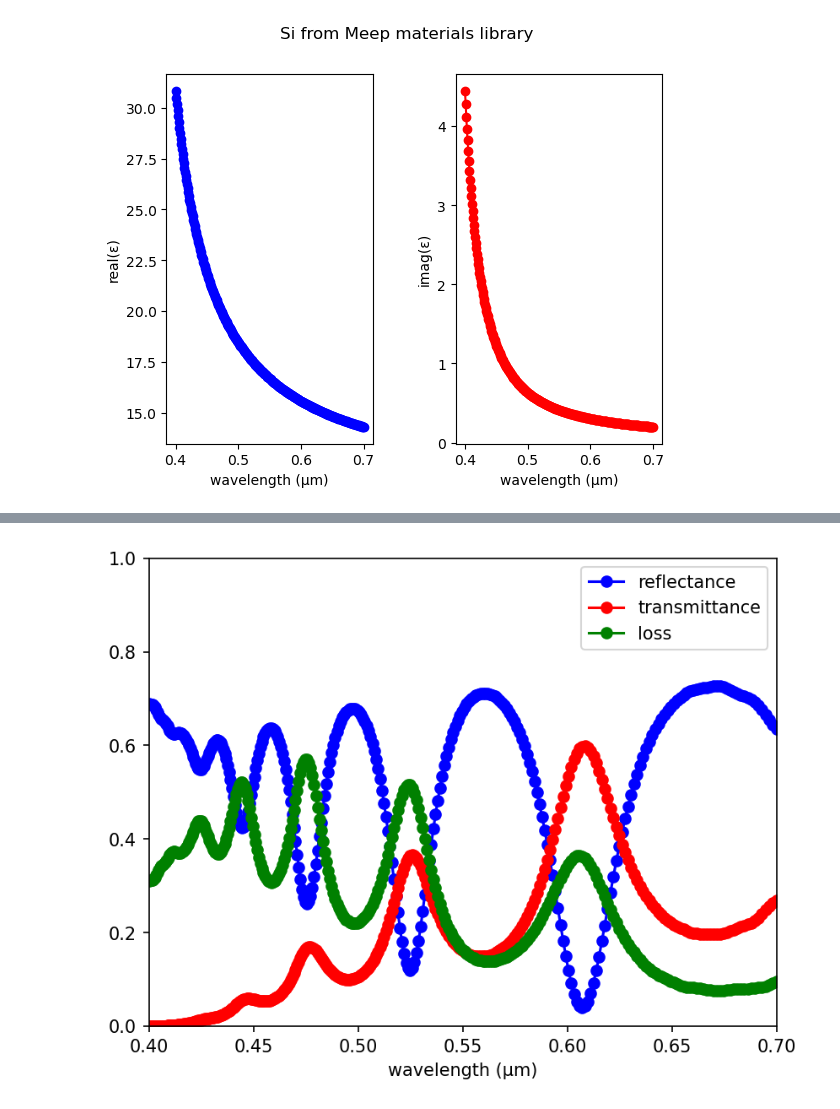
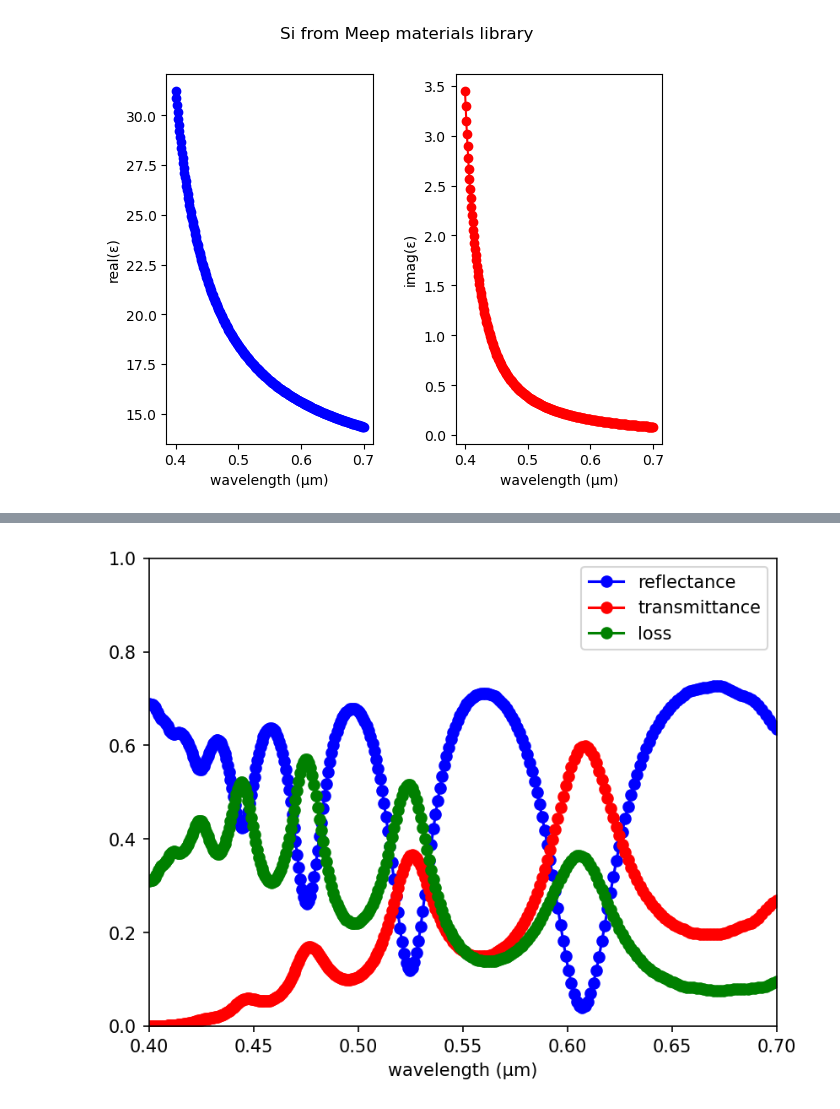
Before and after one commit to leesbin/EIDL, a Jupyter notebook: validation/Material/MEEP/Si/유전율보기.ipynb, the cells around one changed output, grey strips where cells are left out. Drawn from its saved outputs; the diff is of its cells as text; code cells hidden in the pictures.

```diff
--- a/validation/Material/MEEP/Si/유전율보기.ipynb
+++ b/validation/Material/MEEP/Si/유전율보기.ipynb
@@ -7,45 +7,63 @@ import matplotlib.pyplot as plt
 
 um_scale = 1
 resolution = 50
 
-Si_frq1 = 3.6636779088975473
-Si_gam1 = 0.0
-Si_sig1 = 7.3201281378957015
-Si_frq2 = 2.7935818128476333
-Si_gam2 = 0.17126010693525032
-Si_sig2 = 3.454969712267653
+# Si_frq1 = 3.6636779088975473
+# Si_gam1 = 0.0
+# Si_sig1 = 7.3201281378957015
+# Si_frq2 = 2.7935818128476333
+# Si_gam2 = 0.17126010693525032
+# Si_sig2 = 3.454969712267653
 
 
-Si_susc = [
-    mp.LorentzianSusceptibility(frequency=Si_frq1, gamma=Si_gam1, sigma=Si_sig1),
-    mp.LorentzianSusceptibility(frequency=Si_frq2, gamma=Si_gam2, sigma=Si_sig2),
+# Si_susc = [
+#     mp.LorentzianSusceptibility(frequency=Si_frq1, gamma=Si_gam1, sigma=Si_sig1),
+#     mp.LorentzianSusceptibility(frequency=Si_frq2, gamma=Si_gam2, sigma=Si_sig2),
+# ]
+# Si = mp.Medium(
+#     epsilon=1, E_susceptibilities=Si_susc)
+
+cSi_frq1 = 3.64 / um_scale
+cSi_gam1 = 0
+cSi_sig1 = 8
+cSi_frq2 = 2.76 / um_scale
+cSi_gam2 = 2 * 0.063 / um_scale
+cSi_sig2 = 2.85
+cSi_frq3 = 1.73 / um_scale
+cSi_gam3 = 2 * 2.5 / um_scale
+cSi_sig3 = -0.107
+
+cSi_susc = [
+    mp.LorentzianSusceptibility(frequency=cSi_frq1, gamma=cSi_gam1, sigma=cSi_sig1),
+    mp.LorentzianSusceptibility(frequency=cSi_frq2, gamma=cSi_gam2, sigma=cSi_sig2),
+    mp.LorentzianSusceptibility(frequency=cSi_frq3, gamma=cSi_gam3, sigma=cSi_sig3),
 ]
-Si = mp.Medium(
-    epsilon=1, E_susceptibilities=Si_susc)
+
+Si = mp.Medium(epsilon=1.0, E_susceptibilities=cSi_susc,)
 
 
 wvl_min = 0.4 * um_scale# units of μm
 wvl_max = 0.7 * um_scale # units of μm
 nwvls = 300
 wvls = np.linspace(wvl_min, wvl_max, nwvls)
 
 Si_epsilon = np.array([Si.epsilon(1/w)[0][0] for w in wvls])
 
 plt.subplot(1,2,1)
 plt.plot(wvls,np.real(Si_epsilon),'bo-')
 plt.xlabel('wavelength (μm)')
 plt.ylabel('real(ε)')
 
 plt.subplot(1,2,2)
 plt.plot(wvls,np.imag(Si_epsilon),'ro-')
 plt.xlabel('wavelength (μm)')
 plt.ylabel('imag(ε)')
 
 plt.suptitle('Si from Meep materials library')
 plt.subplots_adjust(wspace=0.4)
 plt.savefig("epsilon")
 # %% [output]
-[figure, old version]
+[figure, new version]
 # %%
 pml_layers = [mp.PML(thickness=1, direction = mp.X)]
 cell_size = mp.Vector3(10,10)
```
Also changed, not shown: parts of 2 cells of this notebook, 22 other files.
